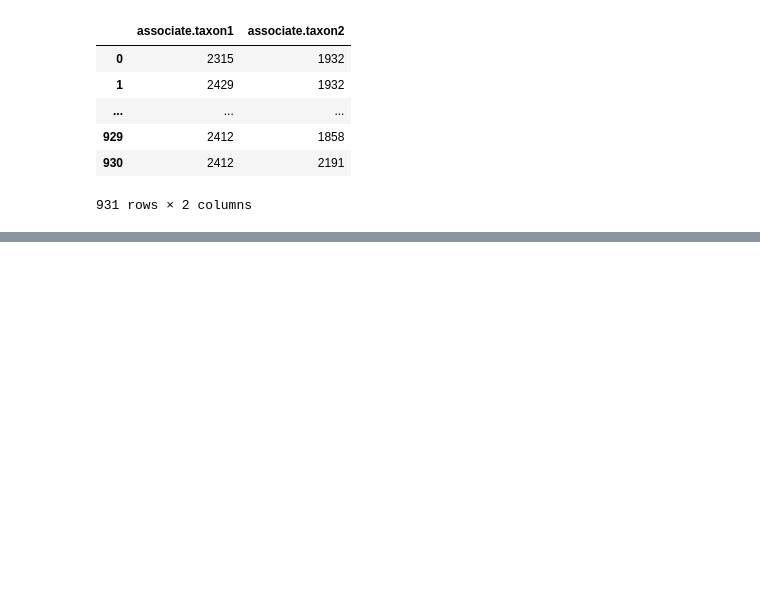
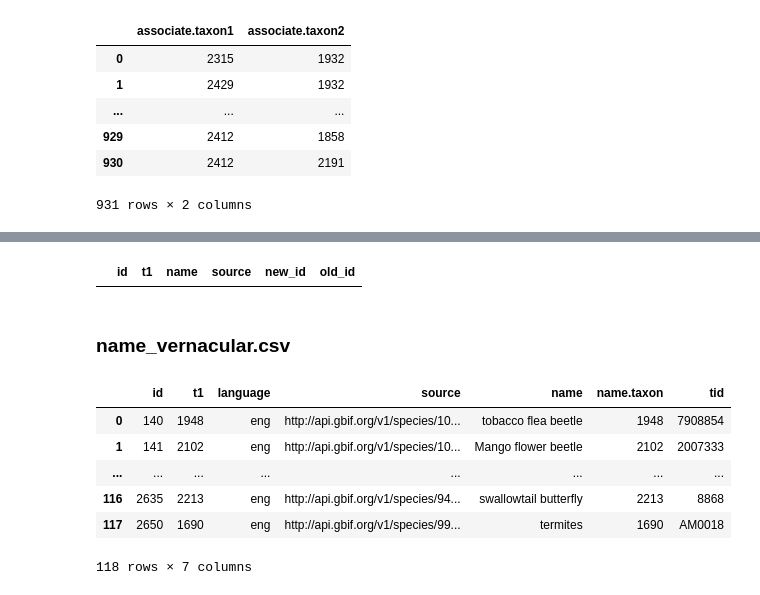
Before and after one commit to aubreymoore/playpen, a Jupyter notebook: dataprep.ipynb, the cells around one changed output, grey strips where cells are left out. Saved outputs shown, nothing was run; the diff lists cells and outputs as text; code cells hidden in the pictures; blank space fills up the shorter version.

```diff
--- a/dataprep.ipynb
+++ b/dataprep.ipynb
@@ -82,0 +113,3 @@ df
+# %%
+pd.options.display.max_rows = 100
+pd.read_sql_table('name_type', engine_postgres)
@@ -82,0 +126,3 @@ df
+# %%
+pd.options.display.max_rows = 4
+df_taxon2
@@ -82,0 +149,5 @@ df
+# %%
+df_lookup = df_taxon.merge(df_taxon2, on='name')
+df_lookup = df_lookup[['id_x','tid']]
+df_lookup.columns = ['new_id', 'old_id']
+df_lookup
@@ -82,0 +193,17 @@ df
+# %%
+df_synonym.merge(right=df_lookup, left_on='t1', right_on='old_id')
+# %% [output]
+|  | id | t1 | name | source | new_id | old_id |
+# %% [markdown]
+### name_vernacular.csv
+# %%
+df_vernacular = pd.read_sql_table('vernacular', engine_mysql)
+df_vernacular.merge(df_lookup, left_on='t1', right_on='name.taxon')
+# %% [output]
+|  | id | t1 | language | source | name | name.taxon | tid |
+| 0 | 140 | 1948 | eng | http://api.gbif.org/v1/species/10... | tobacco flea beetle | 1948 | 7908854 |
+| 1 | 141 | 2102 | eng | http://api.gbif.org/v1/species/10... | Mango flower beetle | 2102 | 2007333 |
+| ... | ... | ... | ... | ... | ... | ... | ... |
+| 116 | 2635 | 2213 | eng | http://api.gbif.org/v1/species/94... | swallowtail butterfly | 2213 | 8868 |
+| 117 | 2650 | 1690 | eng | http://api.gbif.org/v1/species/99... | termites | 1690 | AM0018 |
+118 rows × 7 columns
```
Also changed, not shown: parts of 14 cells of this notebook, 9 other files.
